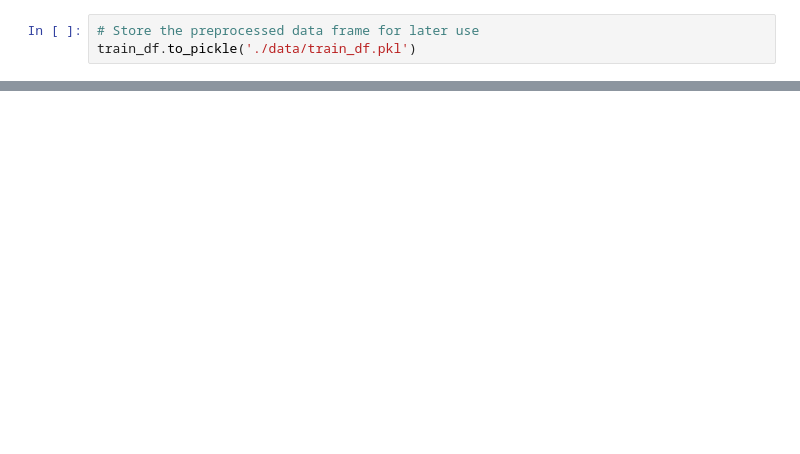
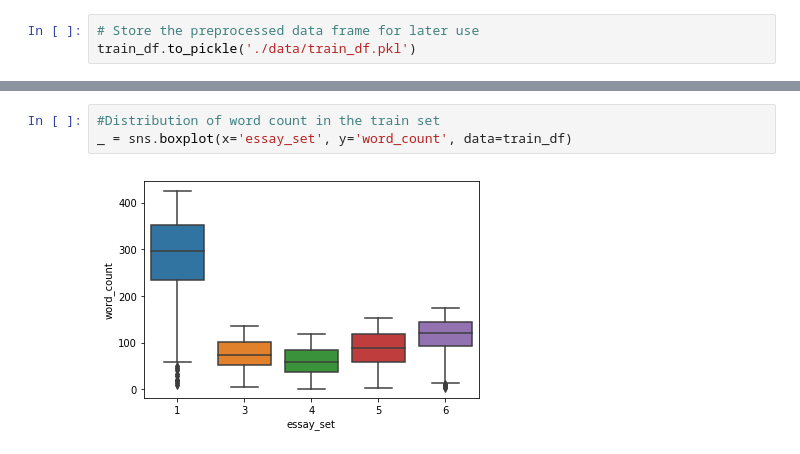
Before and after one commit to ac4391/EssayGrader, a Jupyter notebook: preprocess.ipynb, the cells around one changed output, grey strips where cells are left out. Drawn from its saved outputs; the diff is of its cells as text; blank space fills up the shorter version.

```diff
--- a/preprocess.ipynb
+++ b/preprocess.ipynb
@@ -139,0 +167,5 @@ train_df.to_pickle('./data/train_df.pkl')
+# %%
+#Distribution of word count in the train set
+_ = sns.boxplot(x='essay_set', y='word_count', data=train_df)
+# %% [output]
+[figure, added]
```
Also changed, not shown: parts of 7 cells of this notebook.
